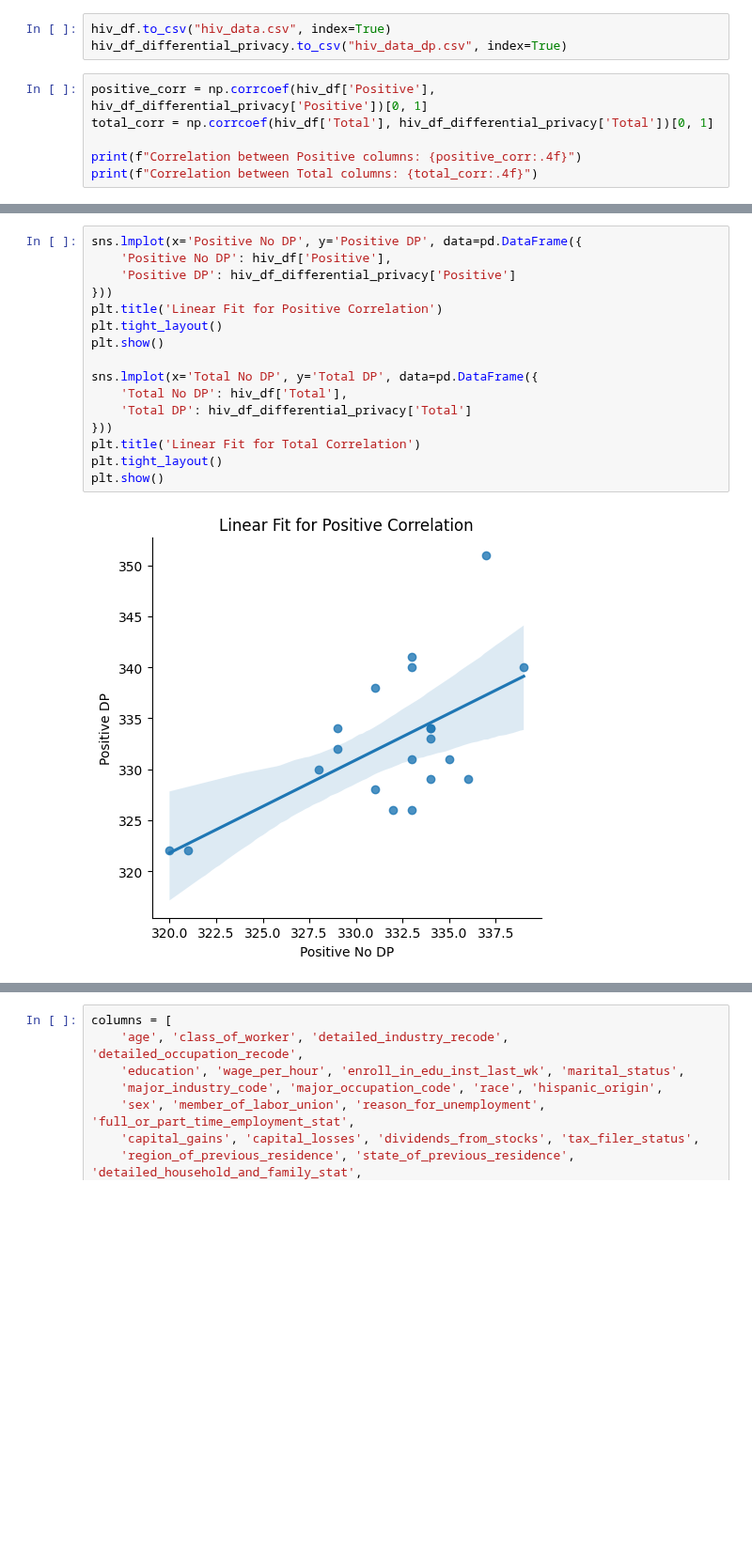
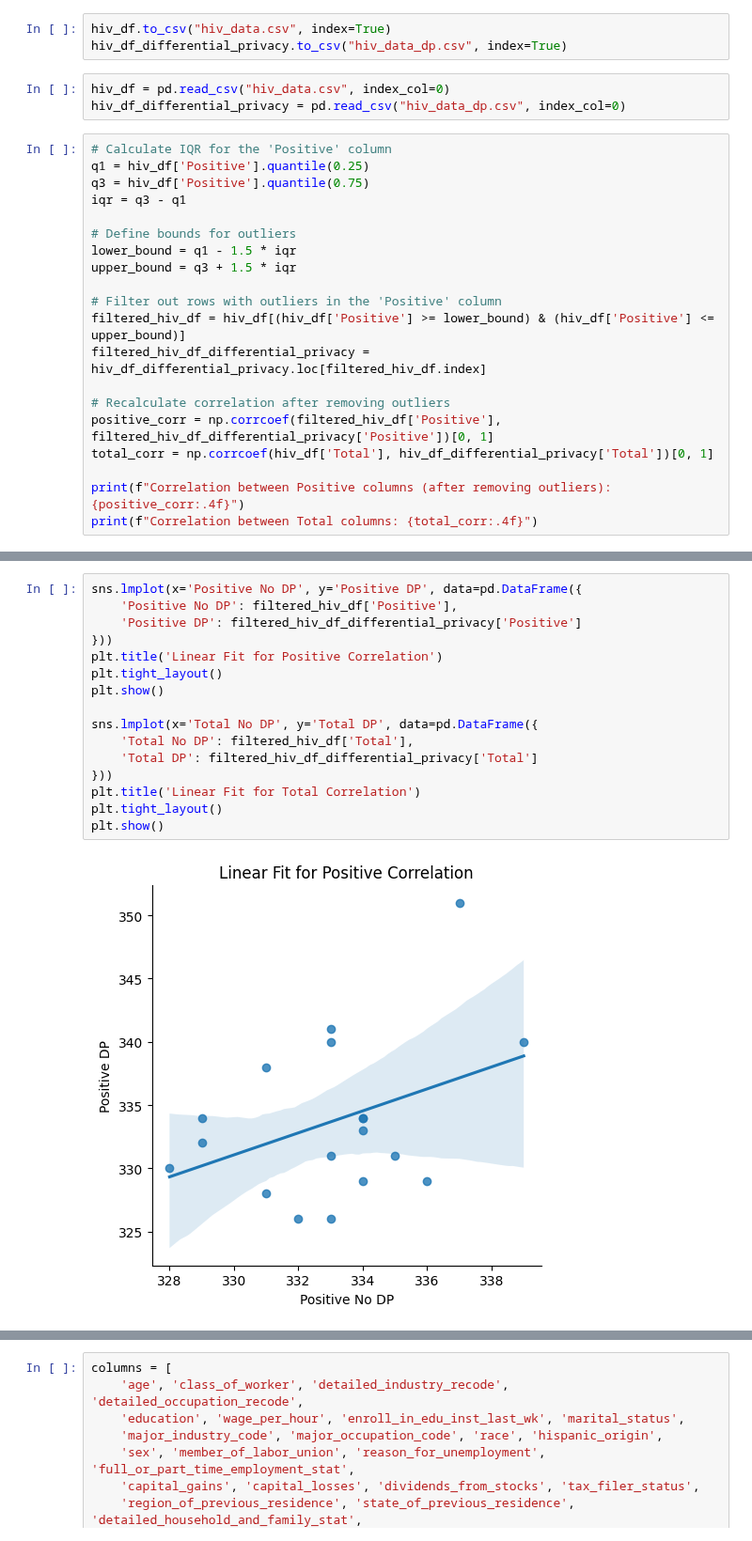
Before and after one commit to Kaya-Kaya/CMU-x-IDQuantique-Challenge, a Jupyter notebook: Task_4.ipynb, the cells around one changed output, grey strips where cells are left out. Shown at 94% size. Drawn from its saved outputs; the diff is of its cells as text; blank space fills up the shorter version.

```diff
--- a/Task_4.ipynb
+++ b/Task_4.ipynb
@@ -216,10 +216,27 @@ display(hiv_df_differential_privacy)
 # %%
 hiv_df.to_csv("hiv_data.csv", index=True)
 hiv_df_differential_privacy.to_csv("hiv_data_dp.csv", index=True)
+# %%
+hiv_df = pd.read_csv("hiv_data.csv", index_col=0)
+hiv_df_differential_privacy = pd.read_csv("hiv_data_dp.csv", index_col=0)
 # %%
-positive_corr = np.corrcoef(hiv_df['Positive'], hiv_df_differential_privacy['Positive'])[0, 1]
+# Calculate IQR for the 'Positive' column
+q1 = hiv_df['Positive'].quantile(0.25)
+q3 = hiv_df['Positive'].quantile(0.75)
+iqr = q3 - q1
+
+# Define bounds for outliers
+lower_bound = q1 - 1.5 * iqr
+upper_bound = q3 + 1.5 * iqr
+
+# Filter out rows with outliers in the 'Positive' column
+filtered_hiv_df = hiv_df[(hiv_df['Positive'] >= lower_bound) & (hiv_df['Positive'] <= upper_bound)]
+filtered_hiv_df_differential_privacy = hiv_df_differential_privacy.loc[filtered_hiv_df.index]
+
+# Recalculate correlation after removing outliers
+positive_corr = np.corrcoef(filtered_hiv_df['Positive'], filtered_hiv_df_differential_privacy['Positive'])[0, 1]
 total_corr = np.corrcoef(hiv_df['Total'], hiv_df_differential_privacy['Total'])[0, 1]
 
-print(f"Correlation between Positive columns: {positive_corr:.4f}")
+print(f"Correlation between Positive columns (after removing outliers): {positive_corr:.4f}")
 print(f"Correlation between Total columns: {total_corr:.4f}")
 # %% [output]
@@ -227,19 +244,19 @@ Correlation between Positive columns: 0.6138
 Correlation between Total columns: 0.9205
 # %%
 sns.lmplot(x='Positive No DP', y='Positive DP', data=pd.DataFrame({
-    'Positive No DP': hiv_df['Positive'],
-    'Positive DP': hiv_df_differential_privacy['Positive']
+    'Positive No DP': filtered_hiv_df['Positive'],
+    'Positive DP': filtered_hiv_df_differential_privacy['Positive']
 }))
 plt.title('Linear Fit for Positive Correlation')
 plt.tight_layout()
 plt.show()
 
 sns.lmplot(x='Total No DP', y='Total DP', data=pd.DataFrame({
-    'Total No DP': hiv_df['Total'],
-    'Total DP': hiv_df_differential_privacy['Total']
+    'Total No DP': filtered_hiv_df['Total'],
+    'Total DP': filtered_hiv_df_differential_privacy['Total']
 }))
 plt.title('Linear Fit for Total Correlation')
 plt.tight_layout()
 plt.show()
 # %% [output]
-[figure, old version]
+[figure, new version]
```
Also changed, not shown: parts of 5 cells of this notebook.
